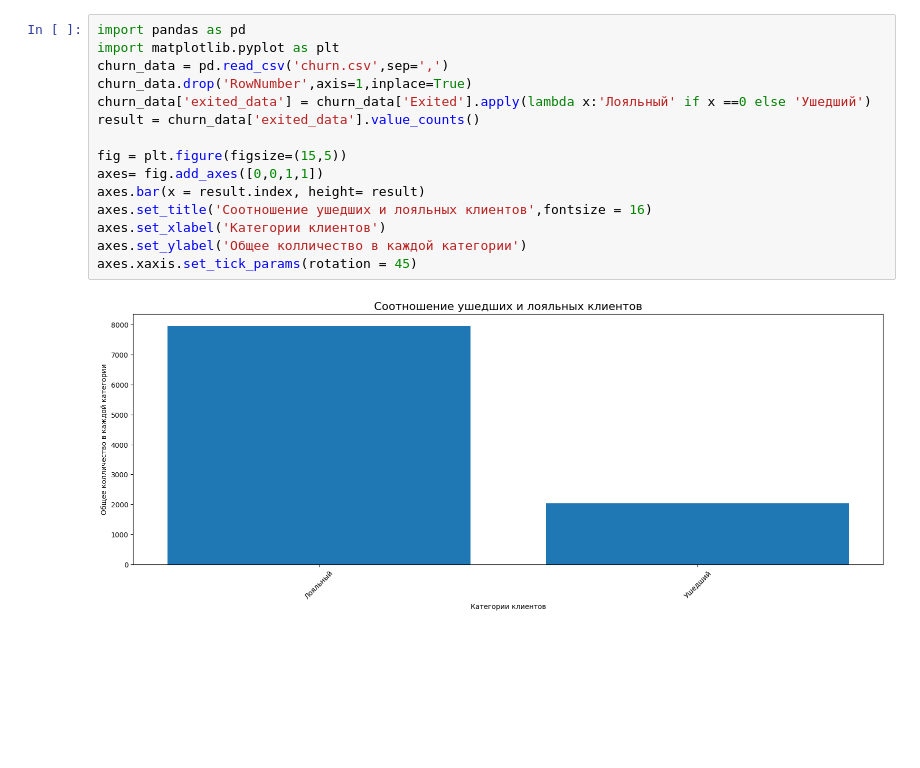
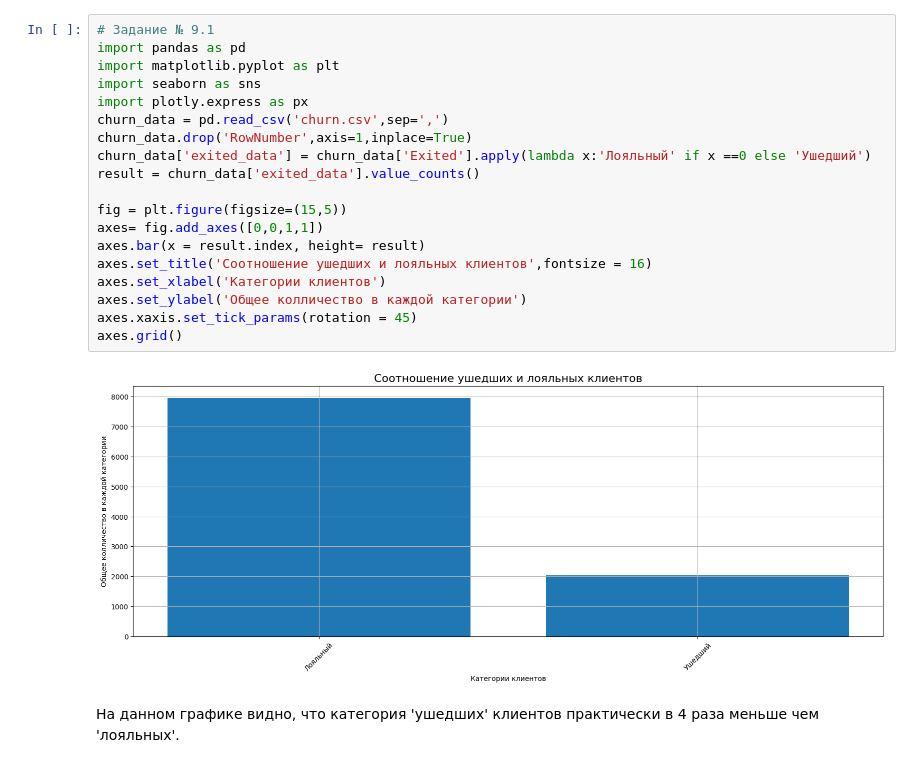
Before and after one commit to Alex1990opac/CHURN_TEST999, a Jupyter notebook: my_churn.ipynb, the cells around one changed output. Saved outputs shown, nothing was run; the diff lists cells and outputs as text; blank space fills up the shorter version.

```diff
--- a/my_churn.ipynb
+++ b/my_churn.ipynb
@@ -1,17 +1,23 @@
 # %%
+# Задание № 9.1
 import pandas as pd
 import matplotlib.pyplot as plt
+import seaborn as sns
+import plotly.express as px
 churn_data = pd.read_csv('churn.csv',sep=',')
 churn_data.drop('RowNumber',axis=1,inplace=True)
 churn_data['exited_data'] = churn_data['Exited'].apply(lambda x:'Лояльный' if x ==0 else 'Ушедший')
 result = churn_data['exited_data'].value_counts()
 
 fig = plt.figure(figsize=(15,5))
 axes= fig.add_axes([0,0,1,1])
 axes.bar(x = result.index, height= result)
 axes.set_title('Cоотношение ушедших и лояльных клиентов',fontsize = 16)
 axes.set_xlabel('Категории клиентов')
 axes.set_ylabel('Общее колличество в каждой категории')
 axes.xaxis.set_tick_params(rotation = 45)
+axes.grid()
 # %% [output]
-[figure, old version]
+[figure, new version]
+# %% [markdown]
+На данном графике видно, что категория 'ушедших' клиентов практически в 4 раза меньше чем 'лояльных'.
```
Also changed, not shown: parts of 1 cell of this notebook.
